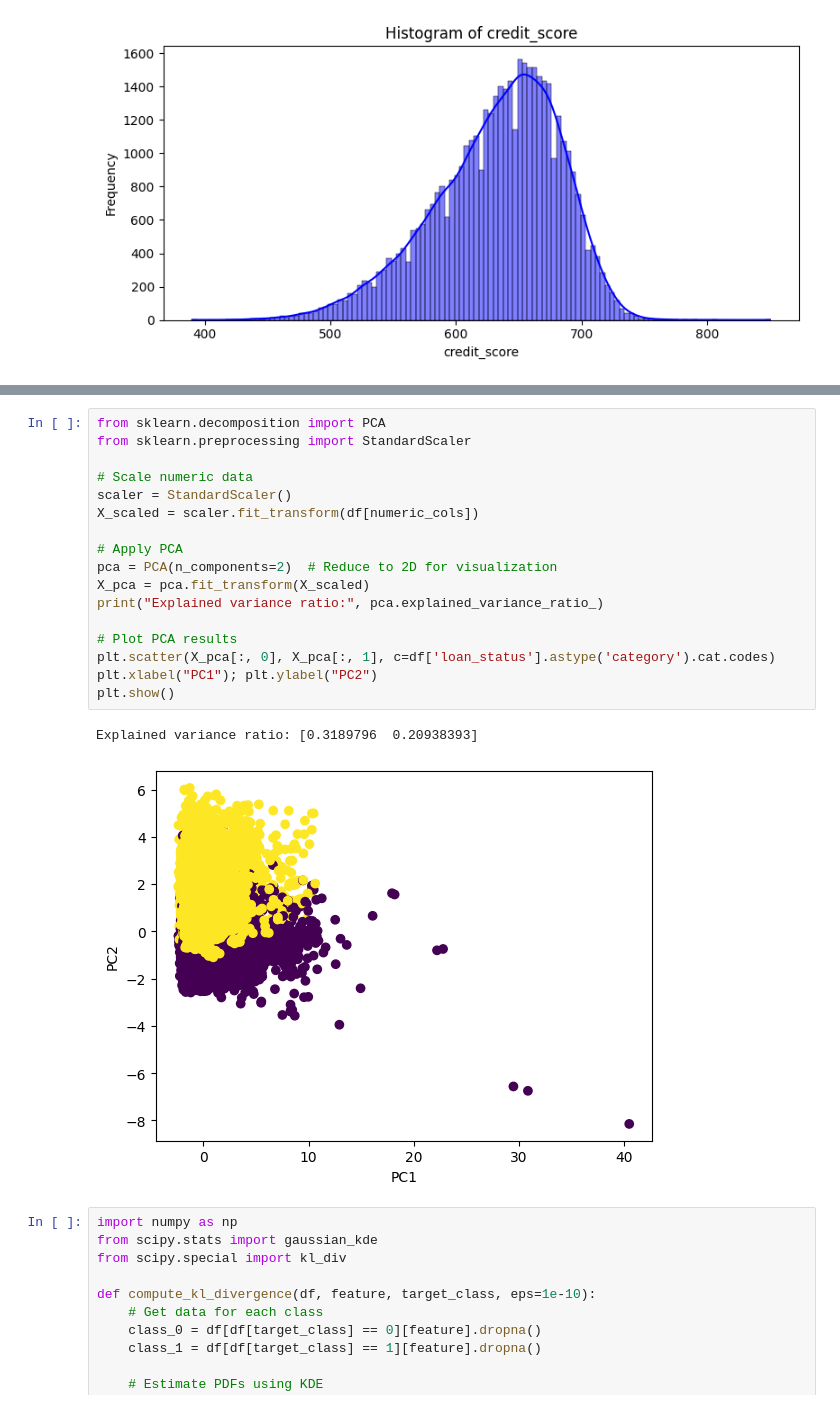
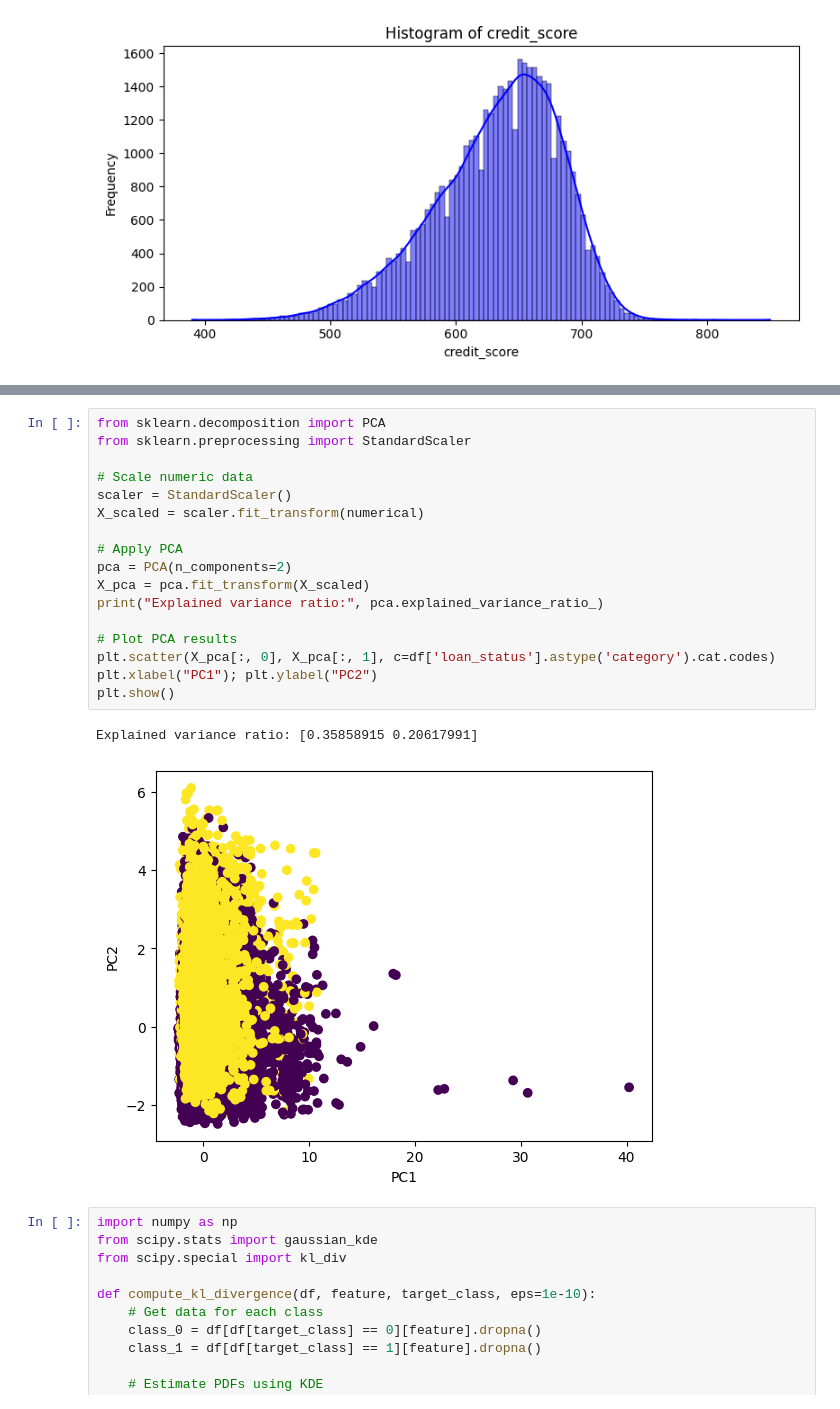
Before and after one commit to samuelbaldwin05/PredictingLoanDefaults, a Jupyter notebook: notebooks/loan_default.ipynb, the cells around one changed output, grey strips where cells are left out. Saved outputs shown, nothing was run; the diff lists cells and outputs as text.

```diff
--- a/notebooks/loan_default.ipynb
+++ b/notebooks/loan_default.ipynb
@@ -188,23 +207,23 @@ NameError: name 'np' is not defined
 # %%
 from sklearn.decomposition import PCA
 from sklearn.preprocessing import StandardScaler
 
 # Scale numeric data
 scaler = StandardScaler()
-X_scaled = scaler.fit_transform(df[numeric_cols])
+X_scaled = scaler.fit_transform(numerical)
 
 # Apply PCA
-pca = PCA(n_components=2)  # Reduce to 2D for visualization
+pca = PCA(n_components=2)
 X_pca = pca.fit_transform(X_scaled)
 print("Explained variance ratio:", pca.explained_variance_ratio_)
 
 # Plot PCA results
 plt.scatter(X_pca[:, 0], X_pca[:, 1], c=df['loan_status'].astype('category').cat.codes)
 plt.xlabel("PC1"); plt.ylabel("PC2")
 plt.show()
 # %% [output]
-Explained variance ratio: [0.3189796  0.20938393]
+Explained variance ratio: [0.35858915 0.20617991]
-[figure, old version]
+[figure, new version]
 # %%
 import numpy as np
 from scipy.stats import gaussian_kde
```
Also changed, not shown: parts of 6 cells of this notebook, 1 other file.
